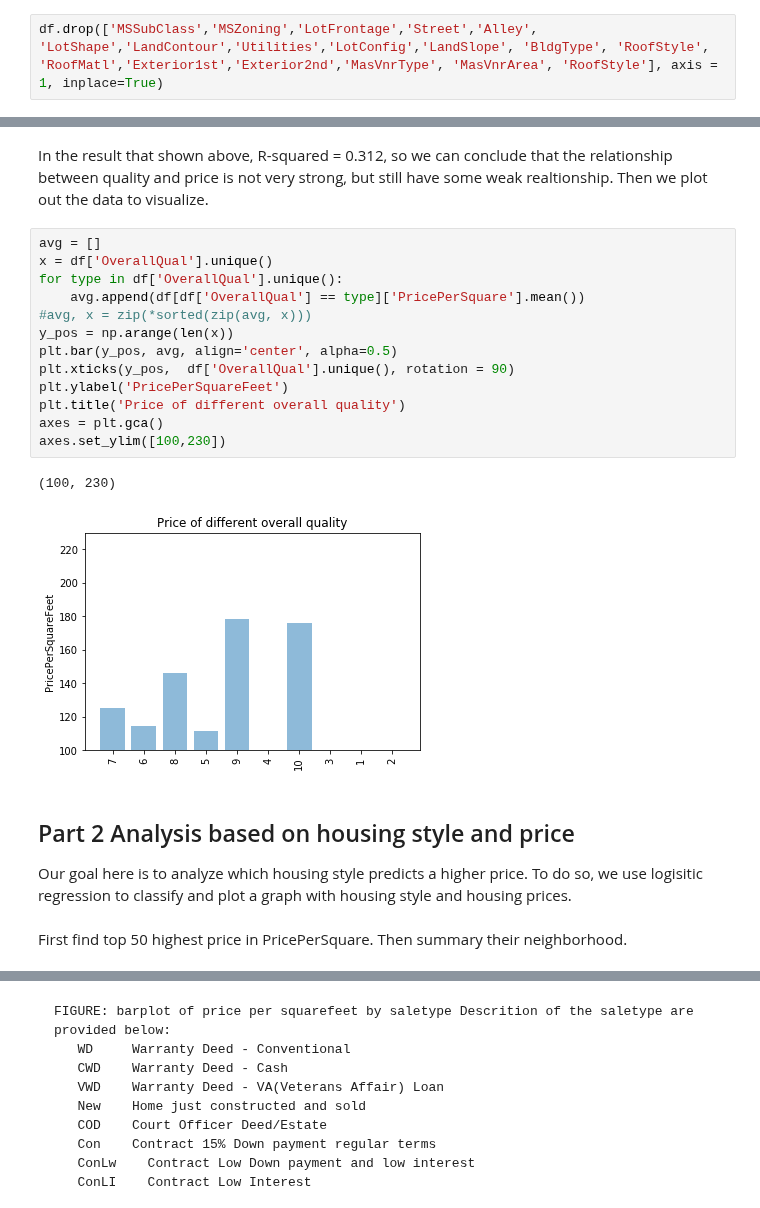
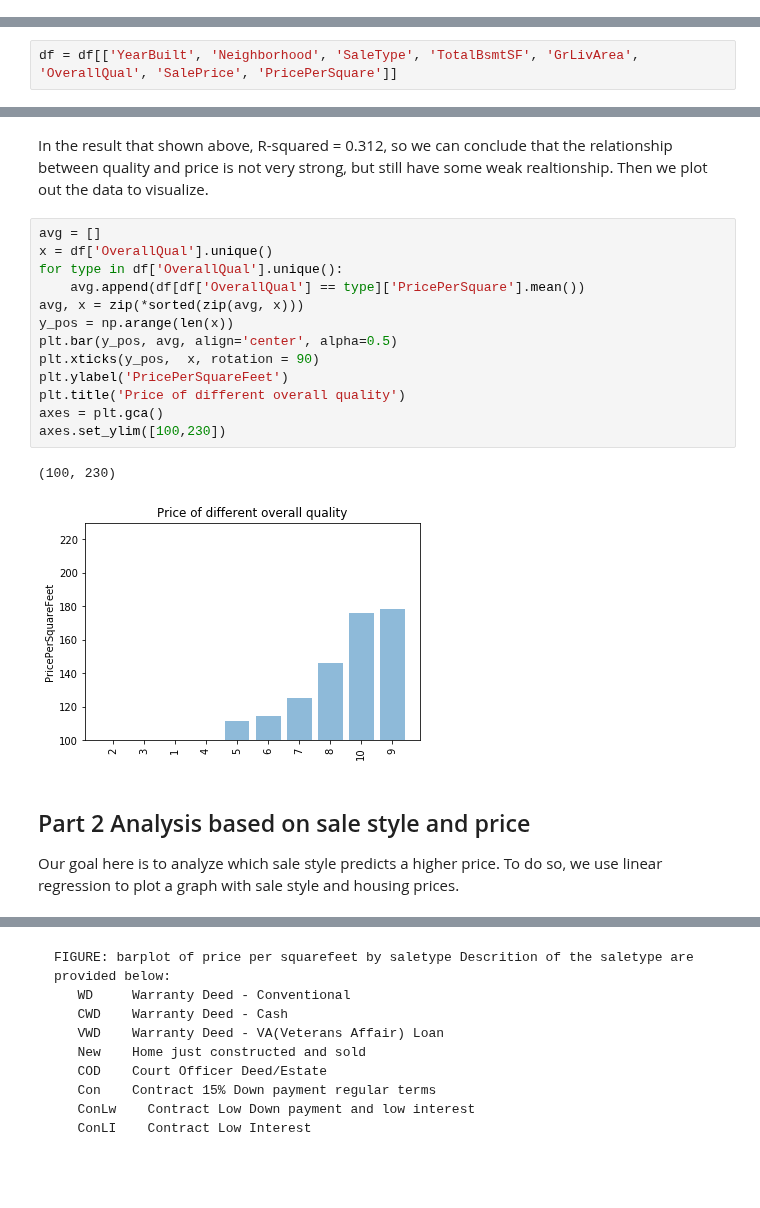
Before and after one commit to muh005/Housing-Price-Analysis, a Jupyter notebook: FinalProject.ipynb, the cells around one changed output, grey strips where cells are left out. Saved outputs shown, nothing was run; the diff lists cells and outputs as text; blank space fills up the shorter version.

Commit message:
Remove unnecessary part

```diff
--- a/FinalProject.ipynb
+++ b/FinalProject.ipynb
@@ -88,2 +85,0 @@ df
-# %%
-df.drop(['MSSubClass','MSZoning','LotFrontage','Street','Alley', 'LotShape','LandContour','Utilities','LotConfig','LandSlope', 'BldgType', 'RoofStyle', 'RoofMatl','Exterior1st','Exterior2nd','MasVnrType', 'MasVnrArea', 'RoofStyle'], axis = 1, inplace=True)
@@ -114,3 +92,5 @@ df['PricePerSquare'] = df['SalePrice']/df['GrLivArea']
+# %%
+df = df[['YearBuilt', 'Neighborhood', 'SaleType', 'TotalBsmtSF', 'GrLivArea', 'OverallQual', 'SalePrice', 'PricePerSquare']]
 # %% [markdown]
 Then, we want to check if the data for PricePerSquare is normal.
 # %%
@@ -154,22 +134,20 @@ In the result that shown above, R-squared = 0.312, so we can conclude that the r
 # %%
 avg = []
 x = df['OverallQual'].unique()
 for type in df['OverallQual'].unique():
     avg.append(df[df['OverallQual'] == type]['PricePerSquare'].mean())
-#avg, x = zip(*sorted(zip(avg, x)))
+avg, x = zip(*sorted(zip(avg, x)))
 y_pos = np.arange(len(x))
 plt.bar(y_pos, avg, align='center', alpha=0.5)
-plt.xticks(y_pos,  df['OverallQual'].unique(), rotation = 90)
+plt.xticks(y_pos,  x, rotation = 90)
 plt.ylabel('PricePerSquareFeet')
 plt.title('Price of different overall quality')
 axes = plt.gca()
 axes.set_ylim([100,230])
 # %% [output]
 (100, 230)
-[figure, old version]
+[figure, new version]
 # %% [markdown]
-## Part 2 Analysis based on housing style and price
+## Part 2 Analysis based on sale style and price
 
-Our goal here is to analyze which housing style predicts a higher price. To do so, we use logisitic regression to classify and plot a graph with housing style and housing prices.
+Our goal here is to analyze which sale style predicts a higher price. To do so, we use linear regression to  plot a graph with sale style and housing prices.
-# %% [markdown]
-First find top 50 highest price in PricePerSquare. Then summary their neighborhood.
```
Also changed, not shown: parts of 22 cells of this notebook.
